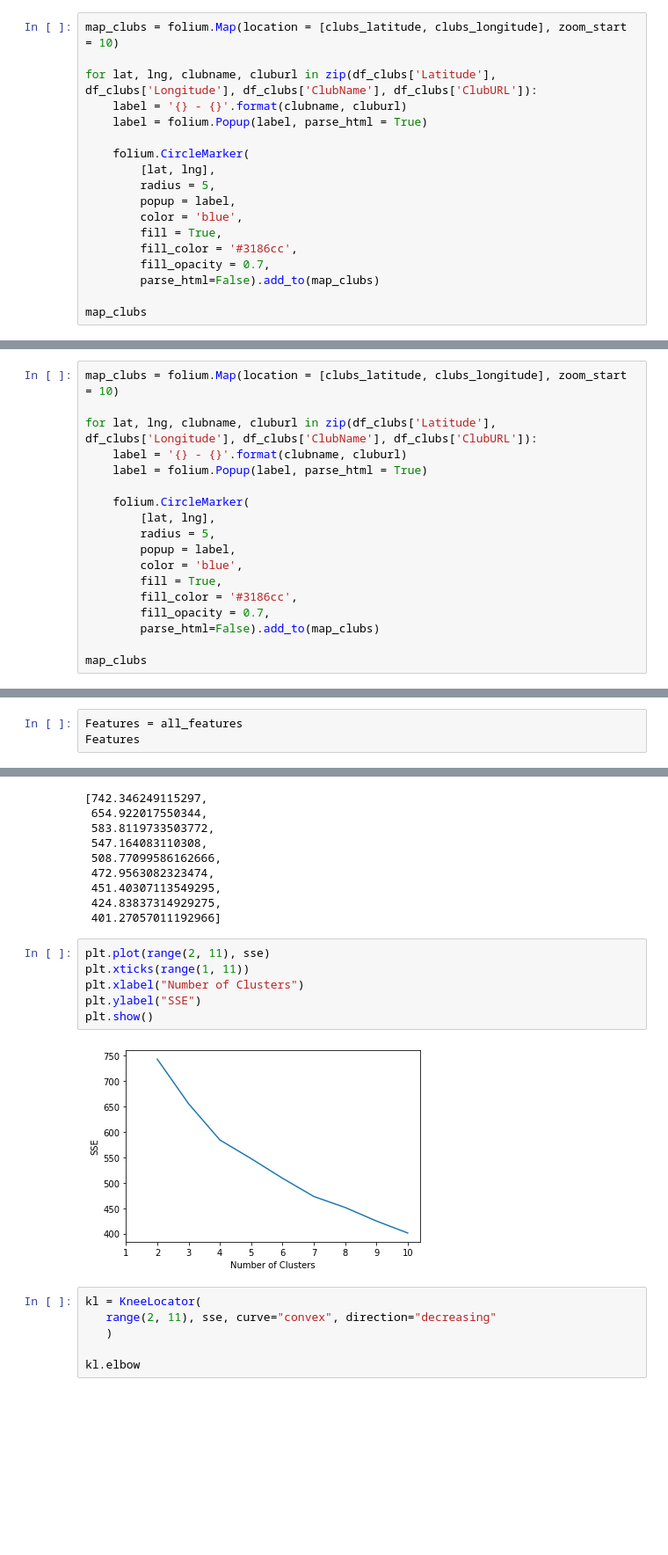
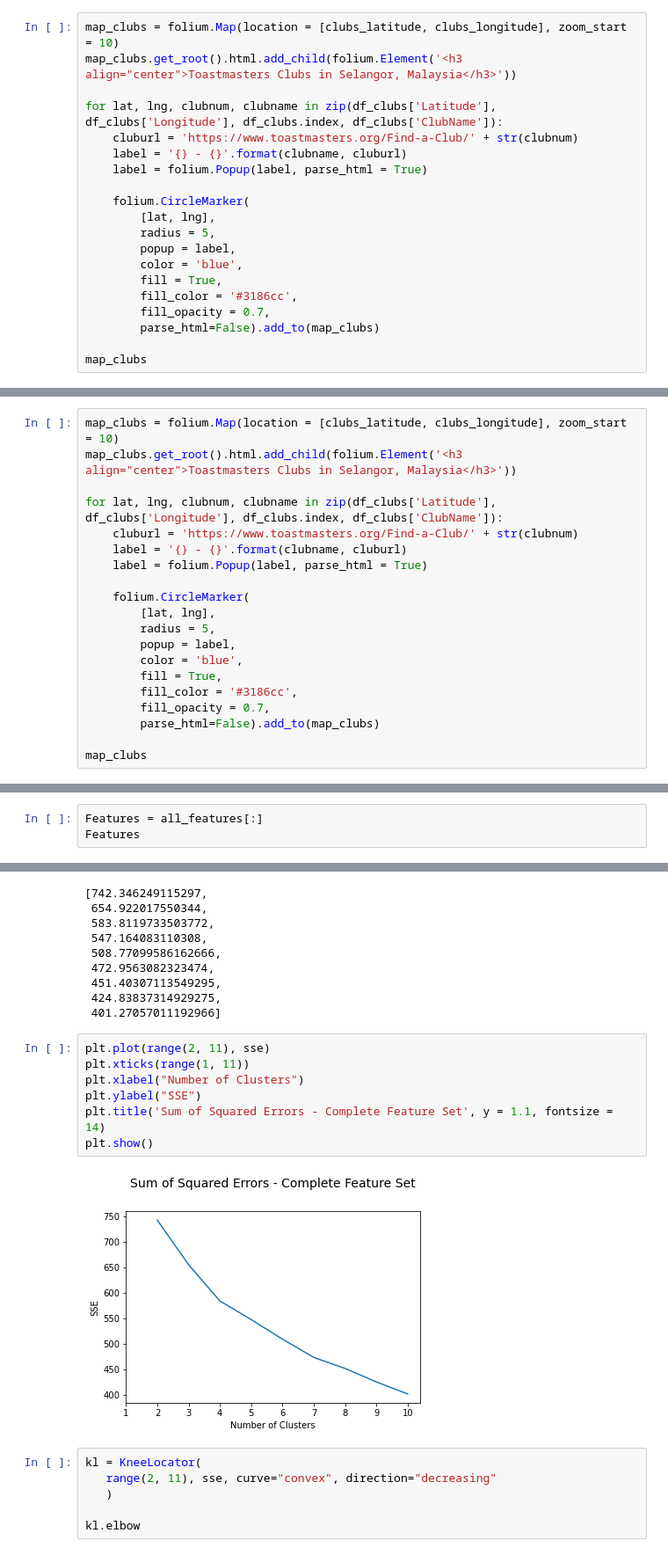
Before and after one commit to rickysoo/clustering-toastmasters, a Jupyter notebook: Clustering-Toastmasters.ipynb, the cells around one changed output, grey strips where cells are left out. Shown at 88% size. Drawn from its saved outputs; the diff is of its cells as text; blank space fills up the shorter version.

```diff
--- a/Clustering-Toastmasters.ipynb
+++ b/Clustering-Toastmasters.ipynb
@@ -105,8 +106,10 @@ clubs_latitude = df_clubs['Latitude'].mean()
 clubs_longitude = df_clubs['Longitude'].mean()
 # %%
 map_clubs = folium.Map(location = [clubs_latitude, clubs_longitude], zoom_start = 10)
+map_clubs.get_root().html.add_child(folium.Element('<h3 align="center">Toastmasters Clubs in Selangor, Malaysia</h3>'))
 
-for lat, lng, clubname, cluburl in zip(df_clubs['Latitude'], df_clubs['Longitude'], df_clubs['ClubName'], df_clubs['ClubURL']):
+for lat, lng, clubnum, clubname in zip(df_clubs['Latitude'], df_clubs['Longitude'], df_clubs.index, df_clubs['ClubName']):
+    cluburl = 'https://www.toastmasters.org/Find-a-Club/' + str(clubnum)
     label = '{} - {}'.format(clubname, cluburl)
     label = folium.Popup(label, parse_html = True)
 
@@ -200,8 +202,10 @@ clubs_latitude = df_clubs['Latitude'].mean()
 clubs_longitude = df_clubs['Longitude'].mean()
 # %%
 map_clubs = folium.Map(location = [clubs_latitude, clubs_longitude], zoom_start = 10)
+map_clubs.get_root().html.add_child(folium.Element('<h3 align="center">Toastmasters Clubs in Selangor, Malaysia</h3>'))
 
-for lat, lng, clubname, cluburl in zip(df_clubs['Latitude'], df_clubs['Longitude'], df_clubs['ClubName'], df_clubs['ClubURL']):
+for lat, lng, clubnum, clubname in zip(df_clubs['Latitude'], df_clubs['Longitude'], df_clubs.index, df_clubs['ClubName']):
+    cluburl = 'https://www.toastmasters.org/Find-a-Club/' + str(clubnum)
     label = '{} - {}'.format(clubname, cluburl)
     label = folium.Popup(label, parse_html = True)
 
@@ -479,7 +507,7 @@ From the results, then we make a sensible decision on the feature set, as well a
 # %% [markdown]
 ### Option 1 - Complete Feature Set
 # %%
-Features = all_features
+Features = all_features[:]
 Features
 # %% [output]
 ['Members',
@@ -525,11 +553,12 @@ sse
 # %%
 plt.plot(range(2, 11), sse)
 plt.xticks(range(1, 11))
 plt.xlabel("Number of Clusters")
 plt.ylabel("SSE")
+plt.title('Sum of Squared Errors - Complete Feature Set', y = 1.1, fontsize = 14)
 plt.show()
 # %% [output]
-[figure, old version]
+[figure, new version]
 # %%
 kl = KneeLocator(
    range(2, 11), sse, curve="convex", direction="decreasing"
```
Also changed, not shown: parts of 42 cells of this notebook, 1 other file.
